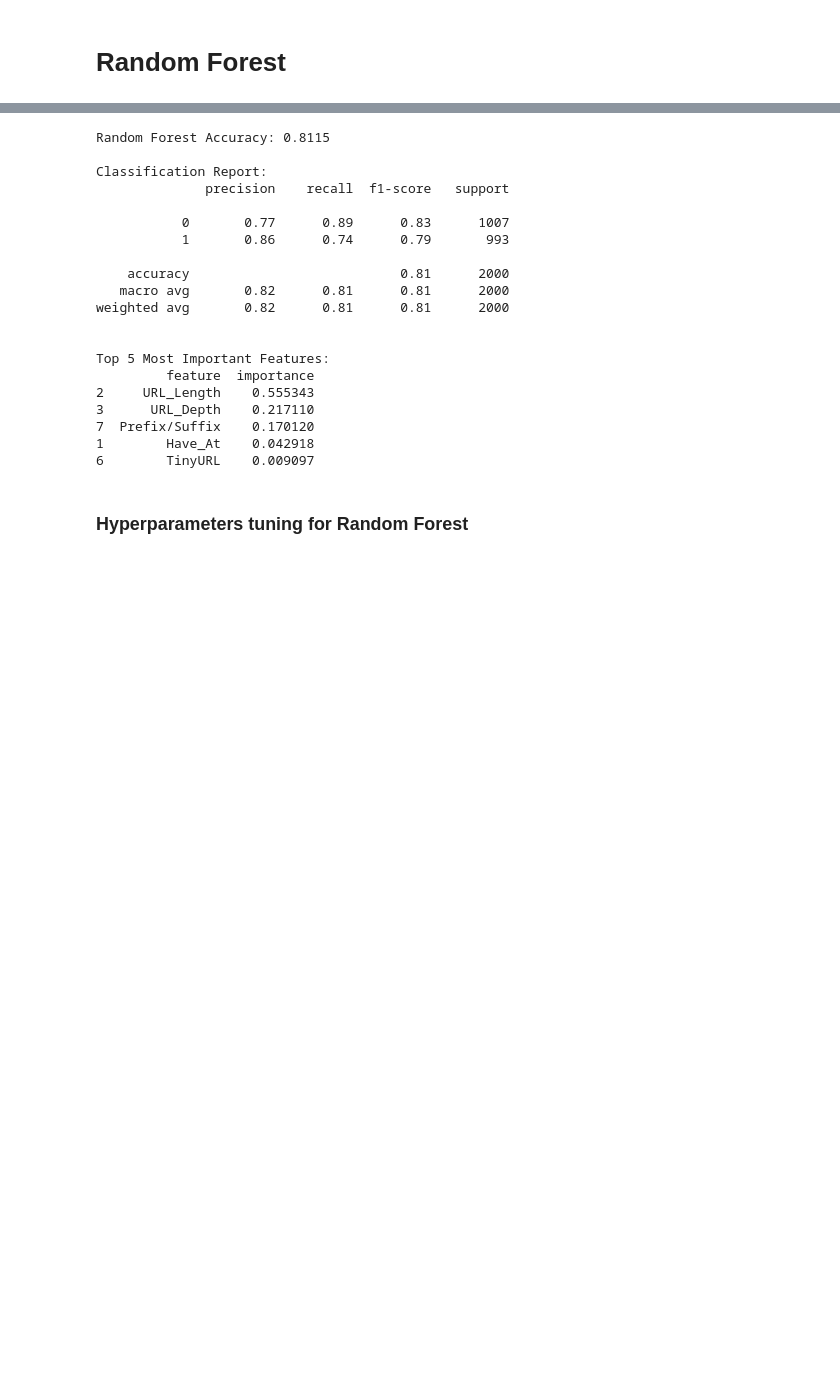
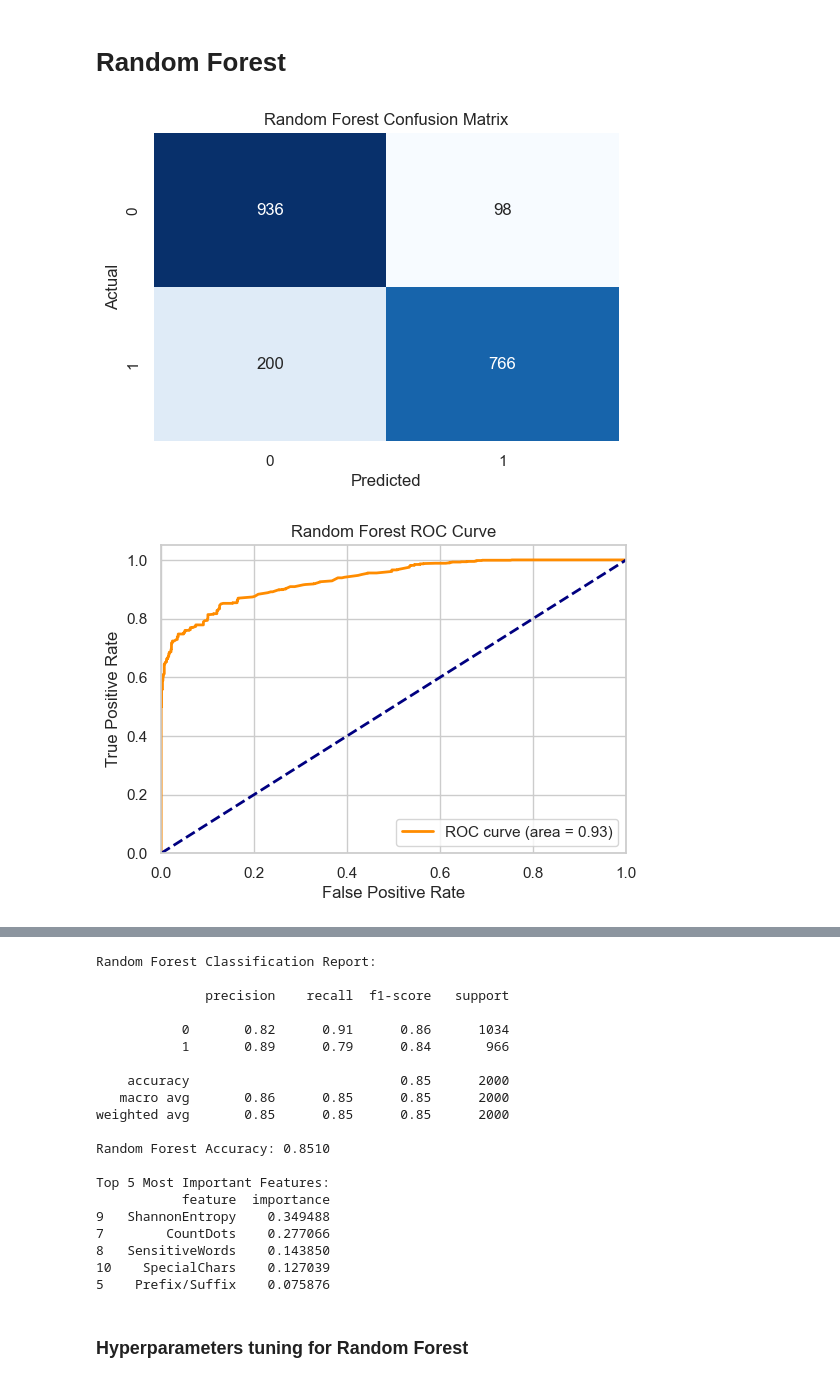
Before and after one commit to gitnicohub/Tesi, a Jupyter notebook: Feature_Extraction.ipynb, the cells around one changed output, grey strips where cells are left out. Cells and saved outputs as stored; diff of their text form; code cells hidden in the pictures; blank space fills up the shorter version.

```diff
--- a/Feature_Extraction.ipynb
+++ b/Feature_Extraction.ipynb
@@ -362,34 +523,30 @@ XGBoost : Accuracy on test Data: 0.812
 # %%
 from sklearn.ensemble import RandomForestClassifier
 from sklearn.metrics import accuracy_score, classification_report
 
 # Create and train the Random Forest model
 rf_model = RandomForestClassifier(
     n_estimators=100,  # number of trees
     max_depth=10,      # maximum depth of trees
     random_state=42    # for reproducibility
 )
 
 # Train the model
 rf_model.fit(X_train, y_train)
 
 # Make predictions
 rf_predictions = rf_model.predict(X_test)
 
 # Evaluate the model
-rf_accuracy = accuracy_score(y_test, rf_predictions)
-print(f"Random Forest Accuracy: {rf_accuracy:.4f}")
-
-# Detailed classification report
-print("\nClassification Report:")
-print(classification_report(y_test, rf_predictions))
-
+evaluate_model(rf_model, X_test, y_test, 'Random Forest')
 # Feature importance
 feature_importance = pd.DataFrame({
     'feature': X_train.columns,
     'importance': rf_model.feature_importances_
 })
 feature_importance = feature_importance.sort_values('importance', ascending=False)
 print("\nTop 5 Most Important Features:")
 print(feature_importance.head(5))
 # %% [output]
+[figure, added]
+[figure, added]
@@ -396,23 +554,23 @@ print(feature_importance.head(5))
-Random Forest Accuracy: 0.8115
+Random Forest Classification Report:
 
-Classification Report:
               precision    recall  f1-score   support
 
-           0       0.77      0.89      0.83      1007
-           1       0.86      0.74      0.79       993
+           0       0.82      0.91      0.86      1034
+           1       0.89      0.79      0.84       966
 
-    accuracy                           0.81      2000
-   macro avg       0.82      0.81      0.81      2000
-weighted avg       0.82      0.81      0.81      2000
+    accuracy                           0.85      2000
+   macro avg       0.86      0.85      0.85      2000
+weighted avg       0.85      0.85      0.85      2000
 
+Random Forest Accuracy: 0.8510
 
 Top 5 Most Important Features:
-         feature  importance
-2     URL_Length    0.555343
-3      URL_Depth    0.217110
-7  Prefix/Suffix    0.170120
-1        Have_At    0.042918
-6        TinyURL    0.009097
+           feature  importance
+9   ShannonEntropy    0.349488
+7        CountDots    0.277066
+8   SensitiveWords    0.143850
+10    SpecialChars    0.127039
+5    Prefix/Suffix    0.075876
 # %% [markdown]
 ### Hyperparameters tuning for Random Forest
 # %%
```
Also changed, not shown: parts of 39 cells of this notebook, 17 other files.
